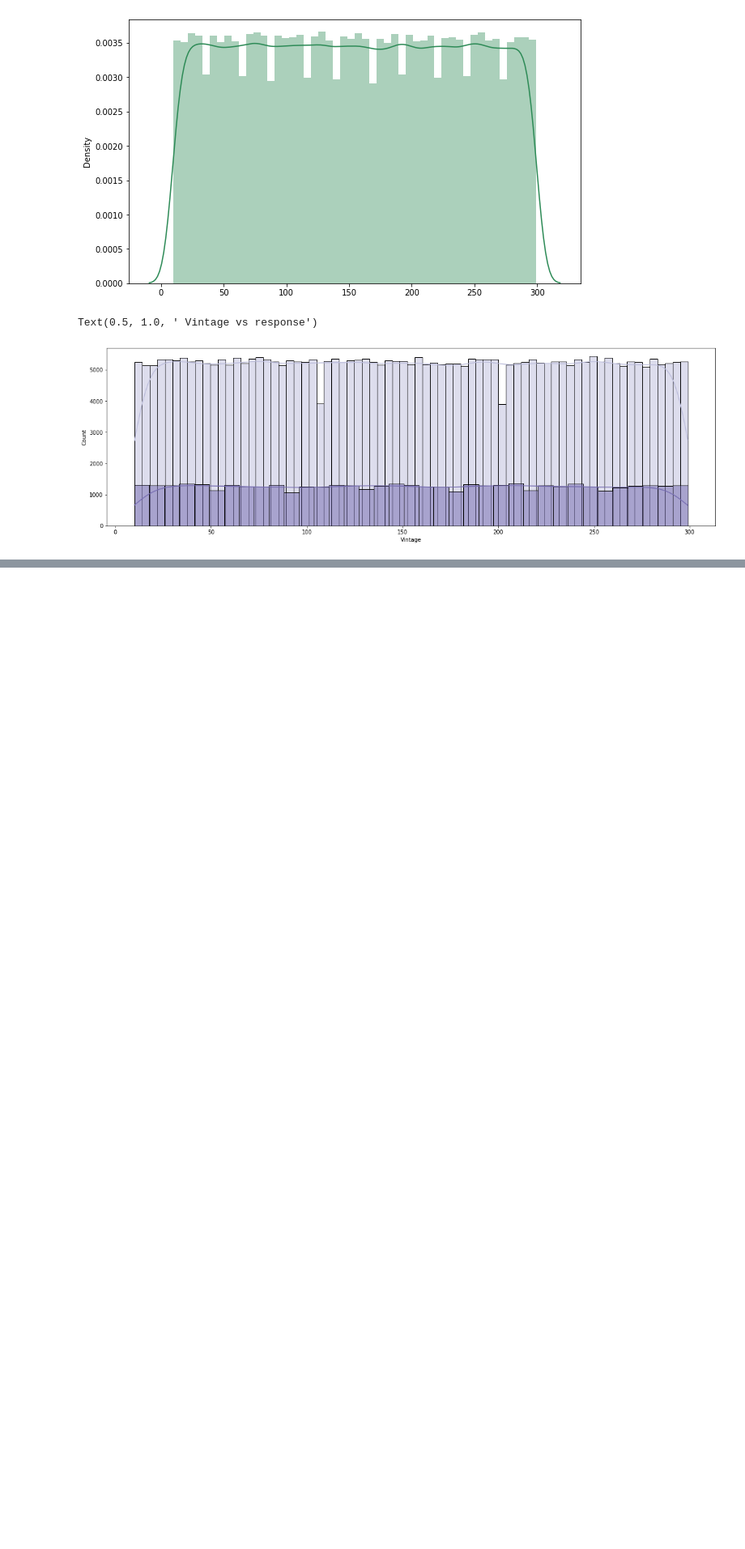
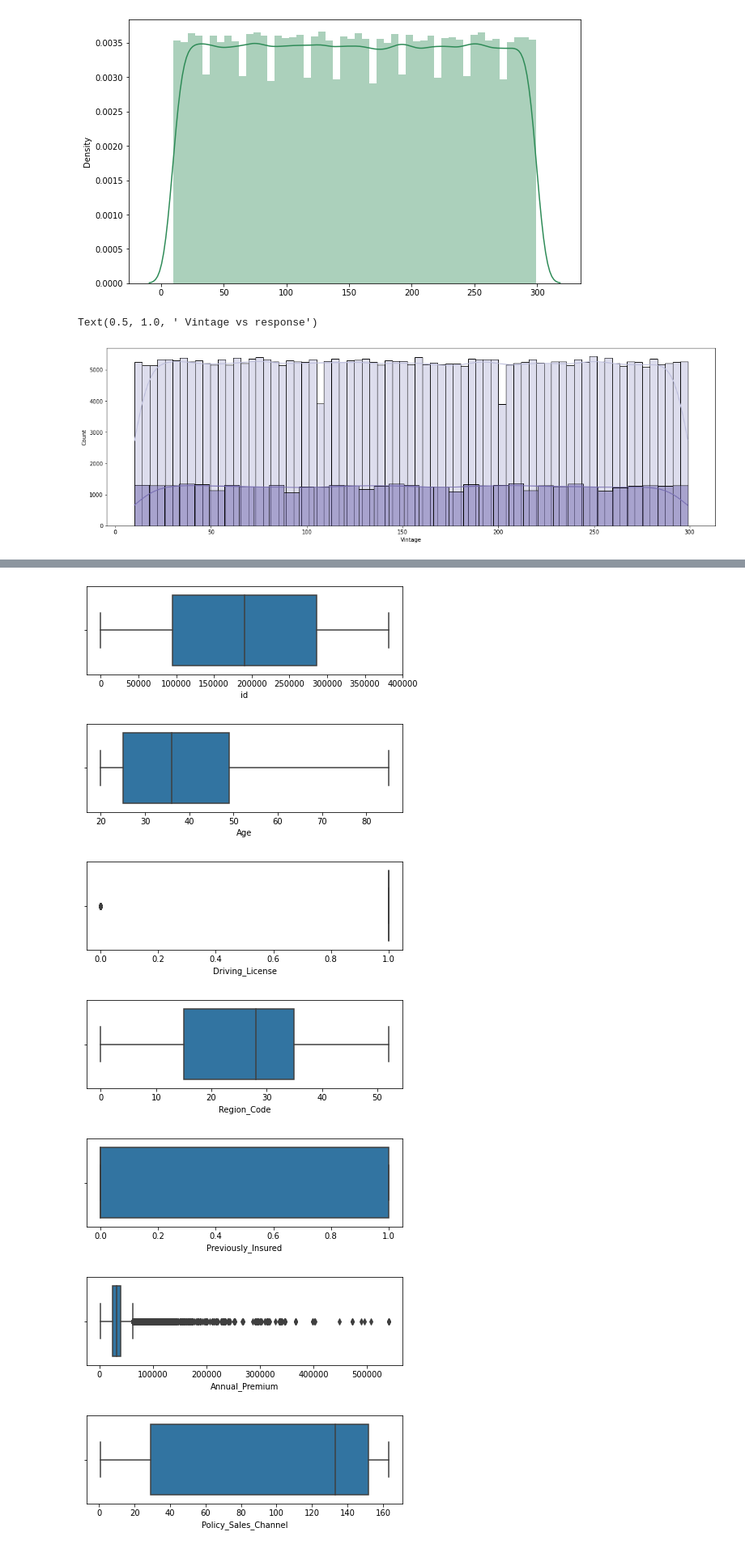
Before and after one commit to ajitpadole/HEALTH-INSURANCE-CROSS-SEAL-PREDICTION, a Jupyter notebook: HEALTH_INSURANCE_CROSS_SELL_PREDICTION.ipynb, the cells around one changed output, grey strips where cells are left out. Shown: that part at 81% size. Cells and saved outputs as stored; diff of their text form; code cells hidden in the pictures; blank space fills up the shorter version.

```diff
--- a/HEALTH_INSURANCE_CROSS_SELL_PREDICTION.ipynb
+++ b/HEALTH_INSURANCE_CROSS_SELL_PREDICTION.ipynb
@@ -296,0 +303,14 @@ Text(0.5, 1.0, ' Vintage vs response')
+# %%
+# chaking outliers
+int_df = df[list(df.describe())]
+for column in int_df:
+  plt.figure(figsize=(7,2))
+  sns.boxplot(data=int_df,x=column)
+# %% [output]
+[figure, added]
+[figure, added]
+[figure, added]
+[figure, added]
+[figure, added]
+[figure, added]
+[figure, added]
```
Also changed, not shown: parts of 18 cells of this notebook.
